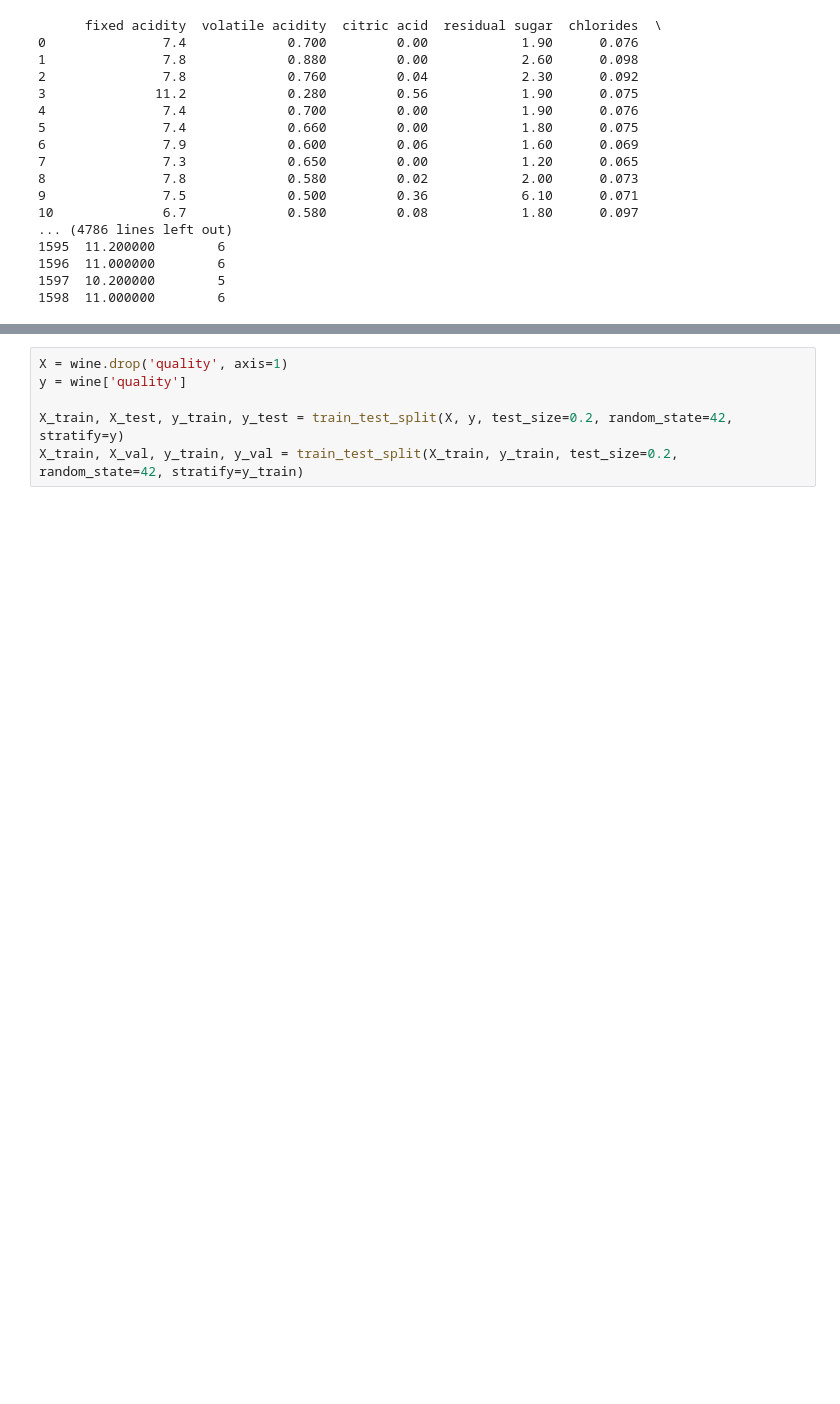
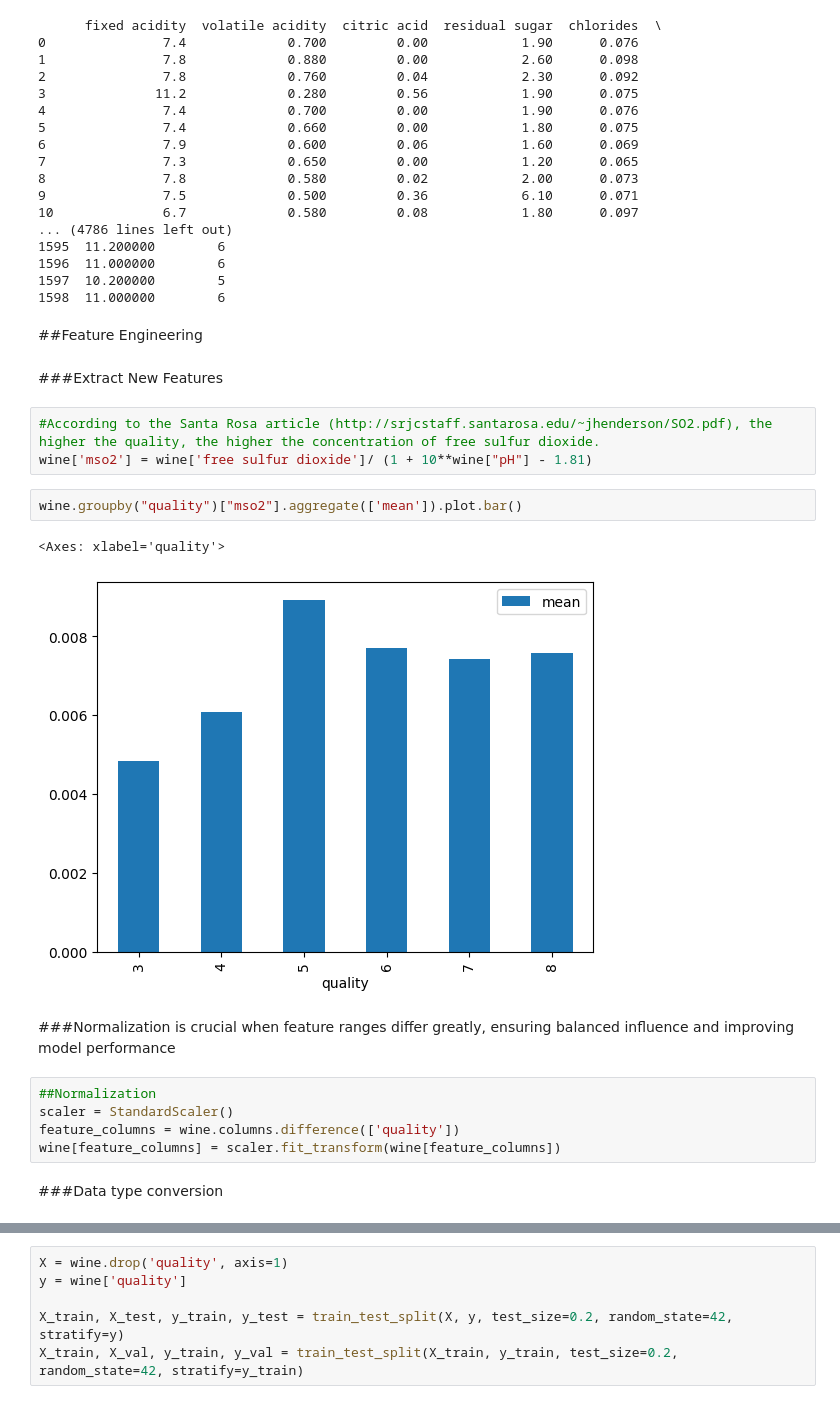
Before and after one commit to cindy12651269/Prediction_of_quality_of_Wine, a Jupyter notebook: Prediction_of_quality_of_Wine.ipynb, the cells around one changed output, grey strips where cells are left out. Drawn from its saved outputs; the diff is of its cells as text; blank space fills up the shorter version.

Commit message:
Handling Missing Values & Feature Engineering

```diff
--- a/Prediction_of_quality_of_Wine.ipynb
+++ b/Prediction_of_quality_of_Wine.ipynb
@@ -290,3 +290,24 @@ wine
 1596  11.000000        6
 1597  10.200000        5
 1598  11.000000        6
+# %% [markdown]
+##Feature Engineering
+# %% [markdown]
+###Extract New Features
+# %%
+#According to the Santa Rosa article (http://srjcstaff.santarosa.edu/~jhenderson/SO2.pdf), the higher the quality, the higher the concentration of free sulfur dioxide.
+wine['mso2'] = wine['free sulfur dioxide']/ (1 + 10**wine["pH"] - 1.81)
+# %%
+wine.groupby("quality")["mso2"].aggregate(['mean']).plot.bar()
+# %% [output]
+<Axes: xlabel='quality'>
+[figure, added]
+# %% [markdown]
+###Normalization is crucial when feature ranges differ greatly, ensuring balanced influence and improving model performance
+# %%
+##Normalization
+scaler = StandardScaler()
+feature_columns = wine.columns.difference(['quality'])
+wine[feature_columns] = scaler.fit_transform(wine[feature_columns])
+# %% [markdown]
+###Data type conversion
```
Also changed, not shown: parts of 14 cells of this notebook.
